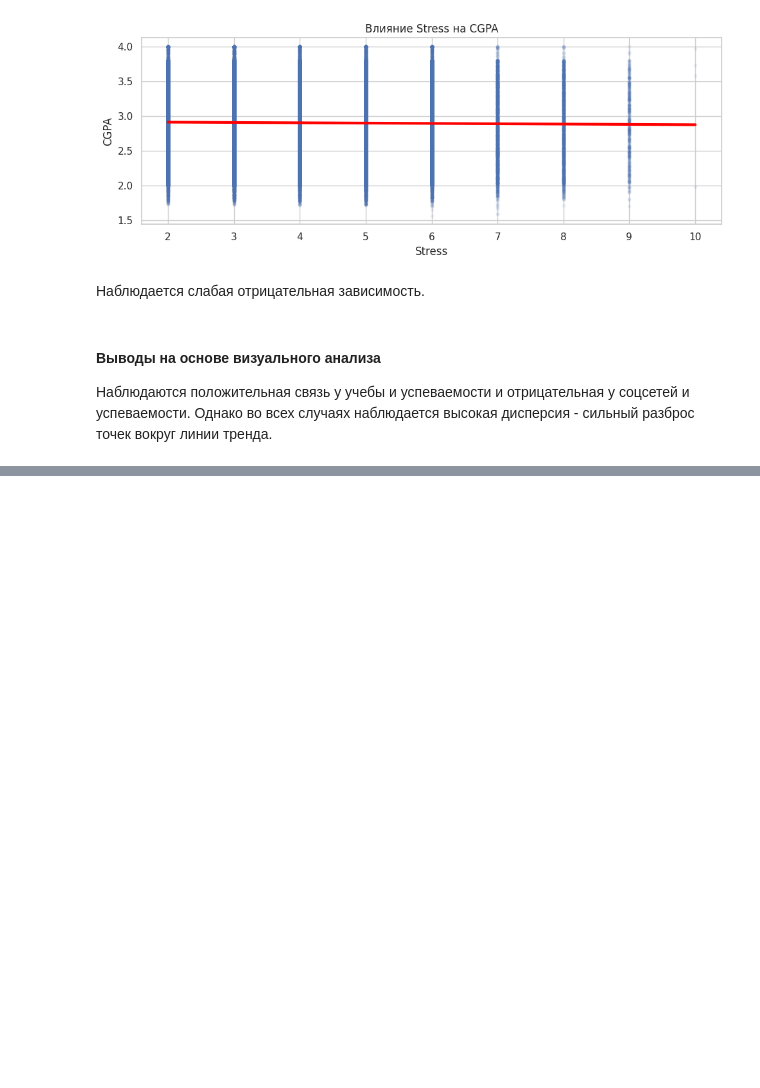
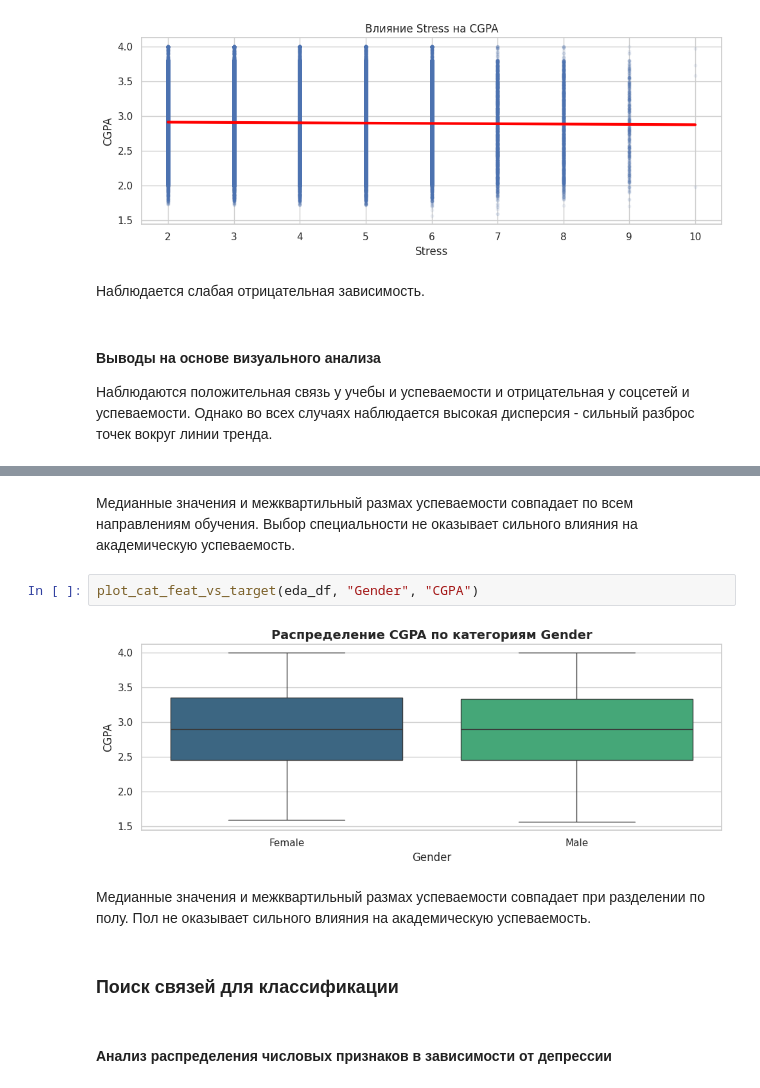
Before and after one commit to programx-dev/data-science-frameworks-sem2, a Jupyter notebook: main.ipynb, the cells around one changed output, grey strips where cells are left out. Cells and saved outputs as stored; diff of their text form; blank space fills up the shorter version.

```diff
--- a/main.ipynb
+++ b/main.ipynb
@@ -502,0 +530,12 @@ plot_num_feat_vs_target(eda_df["Stress"], eda_df["CGPA"])
+# %% [markdown]
+Медианные значения и межквартильный размах успеваемости совпадает по всем направлениям обучения. Выбор специальности не оказывает сильного влияния на академическую успеваемость.
+# %%
+plot_cat_feat_vs_target(eda_df, "Gender", "CGPA")
+# %% [output]
+[figure, added]
+# %% [markdown]
+Медианные значения и межквартильный размах успеваемости совпадает при разделении по полу. Пол не оказывает сильного влияния на академическую успеваемость.
+# %% [markdown]
+### Поиск связей для классификации
+# %% [markdown]
+#### Анализ распределения числовых признаков в зависимости от депрессии
```
Also changed, not shown: parts of 32 cells of this notebook.
